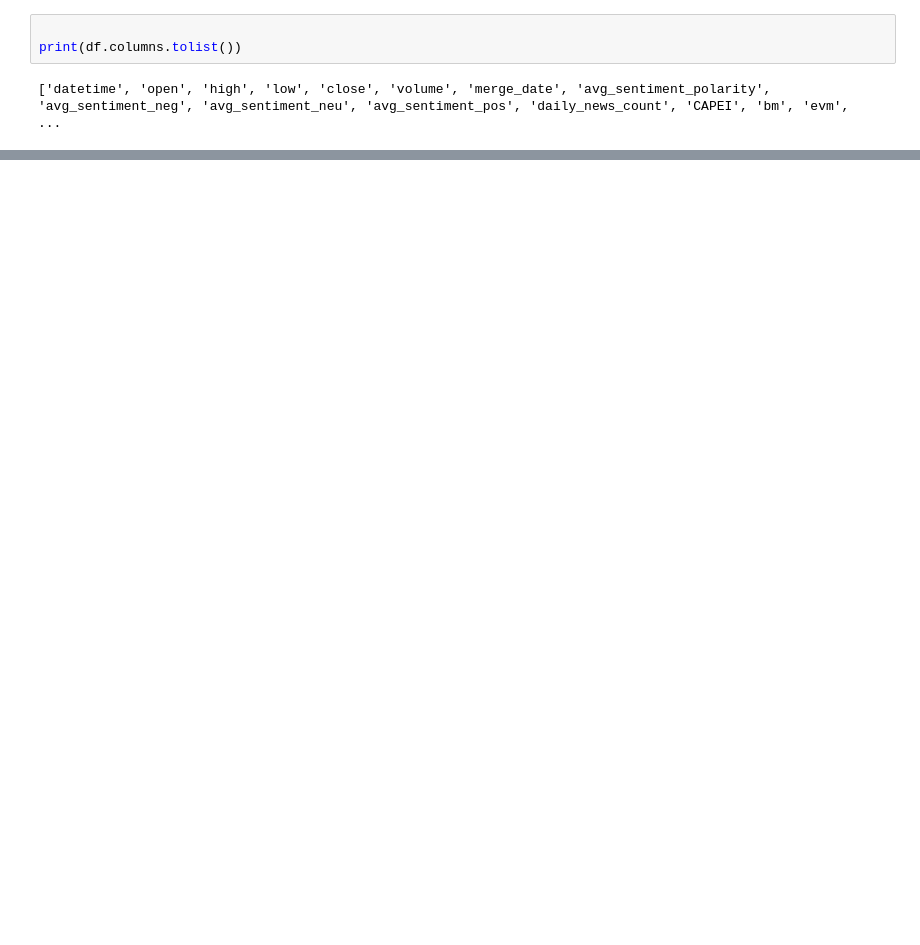
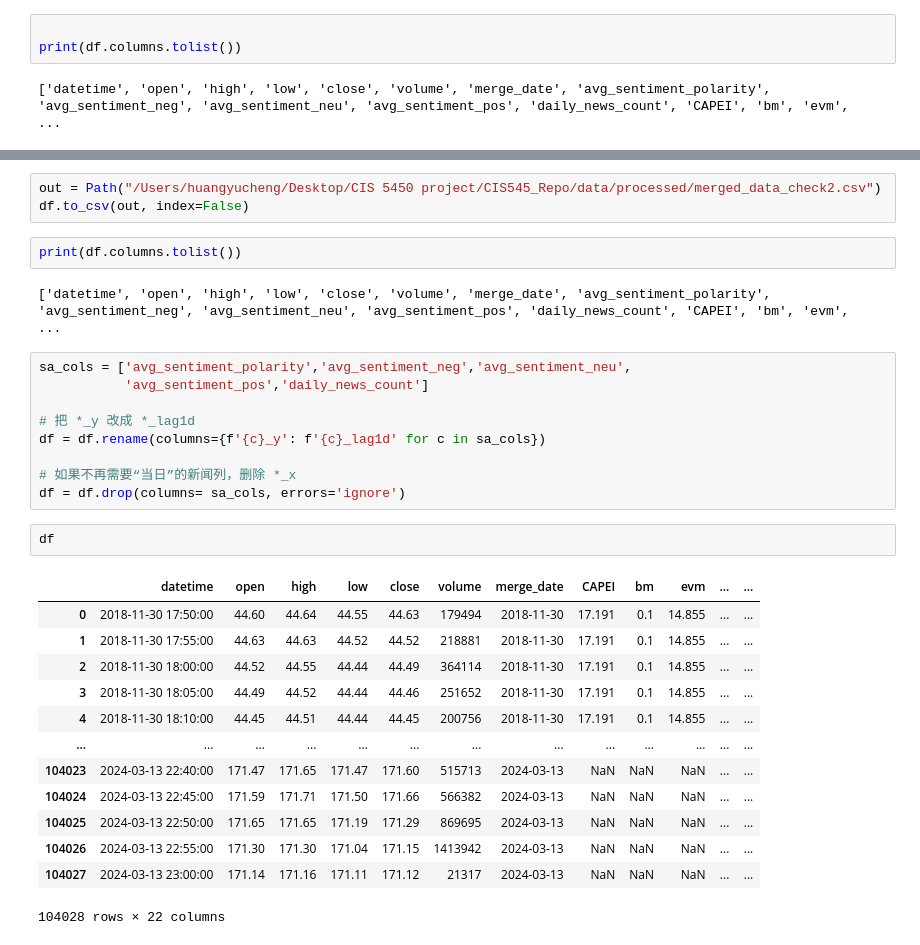
Before and after one commit to JacksonWung/CIS545_Repo, a Jupyter notebook: notebooks/02_Feature_engineering.ipynb, the cells around one changed output, grey strips where cells are left out. Cells and saved outputs as stored; diff of their text form; blank space fills up the shorter version.

```diff
--- a/notebooks/02_Feature_engineering.ipynb
+++ b/notebooks/02_Feature_engineering.ipynb
@@ -14,0 +93,32 @@ print(df.columns.tolist())
+# %%
+out = Path("/Users/huangyucheng/Desktop/CIS 5450 project/CIS545_Repo/data/processed/merged_data_check2.csv")
+df.to_csv(out, index=False)
+# %%
+print(df.columns.tolist())
+# %% [output]
+['datetime', 'open', 'high', 'low', 'close', 'volume', 'merge_date', 'avg_sentiment_polarity', 'avg_sentiment_neg', 'avg_sentiment_neu', 'avg_sentiment_pos', 'daily_news_count', 'CAPEI', 'bm', 'evm',  ...
+# %%
+sa_cols = ['avg_sentiment_polarity','avg_sentiment_neg','avg_sentiment_neu',
+           'avg_sentiment_pos','daily_news_count']
+
+# 把 *_y 改成 *_lag1d
+df = df.rename(columns={f'{c}_y': f'{c}_lag1d' for c in sa_cols})
+
+# 如果不再需要“当日”的新闻列，删除 *_x
+df = df.drop(columns= sa_cols, errors='ignore')
+# %%
+df
+# %% [output]
+|  | datetime | open | high | low | close | volume | merge_date | CAPEI | bm | evm | ... | ... |
+| 0 | 2018-11-30 17:50:00 | 44.60 | 44.64 | 44.55 | 44.63 | 179494 | 2018-11-30 | 17.191 | 0.1 | 14.855 | ... | ... |
+| 1 | 2018-11-30 17:55:00 | 44.63 | 44.63 | 44.52 | 44.52 | 218881 | 2018-11-30 | 17.191 | 0.1 | 14.855 | ... | ... |
+| 2 | 2018-11-30 18:00:00 | 44.52 | 44.55 | 44.44 | 44.49 | 364114 | 2018-11-30 | 17.191 | 0.1 | 14.855 | ... | ... |
+| 3 | 2018-11-30 18:05:00 | 44.49 | 44.52 | 44.44 | 44.46 | 251652 | 2018-11-30 | 17.191 | 0.1 | 14.855 | ... | ... |
+| 4 | 2018-11-30 18:10:00 | 44.45 | 44.51 | 44.44 | 44.45 | 200756 | 2018-11-30 | 17.191 | 0.1 | 14.855 | ... | ... |
+| ... | ... | ... | ... | ... | ... | ... | ... | ... | ... | ... | ... | ... |
+| 104023 | 2024-03-13 22:40:00 | 171.47 | 171.65 | 171.47 | 171.60 | 515713 | 2024-03-13 | NaN | NaN | NaN | ... | ... |
+| 104024 | 2024-03-13 22:45:00 | 171.59 | 171.71 | 171.50 | 171.66 | 566382 | 2024-03-13 | NaN | NaN | NaN | ... | ... |
+| 104025 | 2024-03-13 22:50:00 | 171.65 | 171.65 | 171.19 | 171.29 | 869695 | 2024-03-13 | NaN | NaN | NaN | ... | ... |
+| 104026 | 2024-03-13 22:55:00 | 171.30 | 171.30 | 171.04 | 171.15 | 1413942 | 2024-03-13 | NaN | NaN | NaN | ... | ... |
+| 104027 | 2024-03-13 23:00:00 | 171.14 | 171.16 | 171.11 | 171.12 | 21317 | 2024-03-13 | NaN | NaN | NaN | ... | ... |
+104028 rows × 22 columns
```
Also changed, not shown: parts of 8 cells of this notebook, 6 other files.
